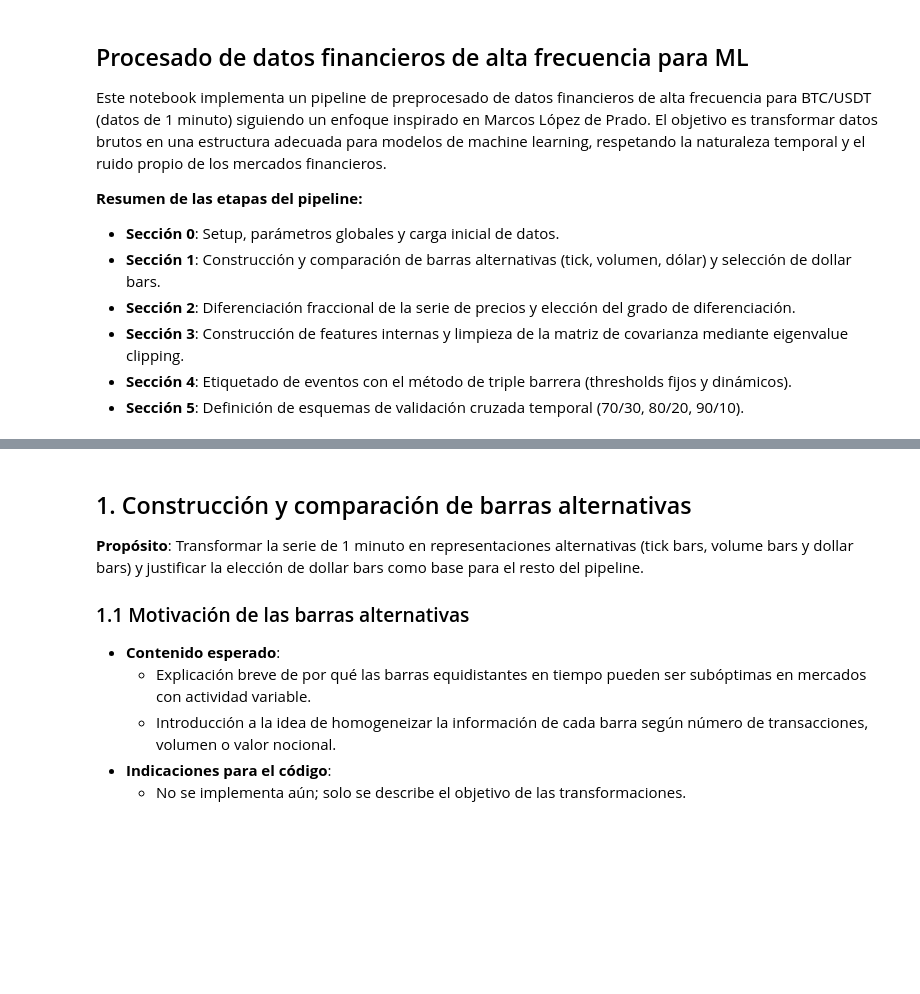
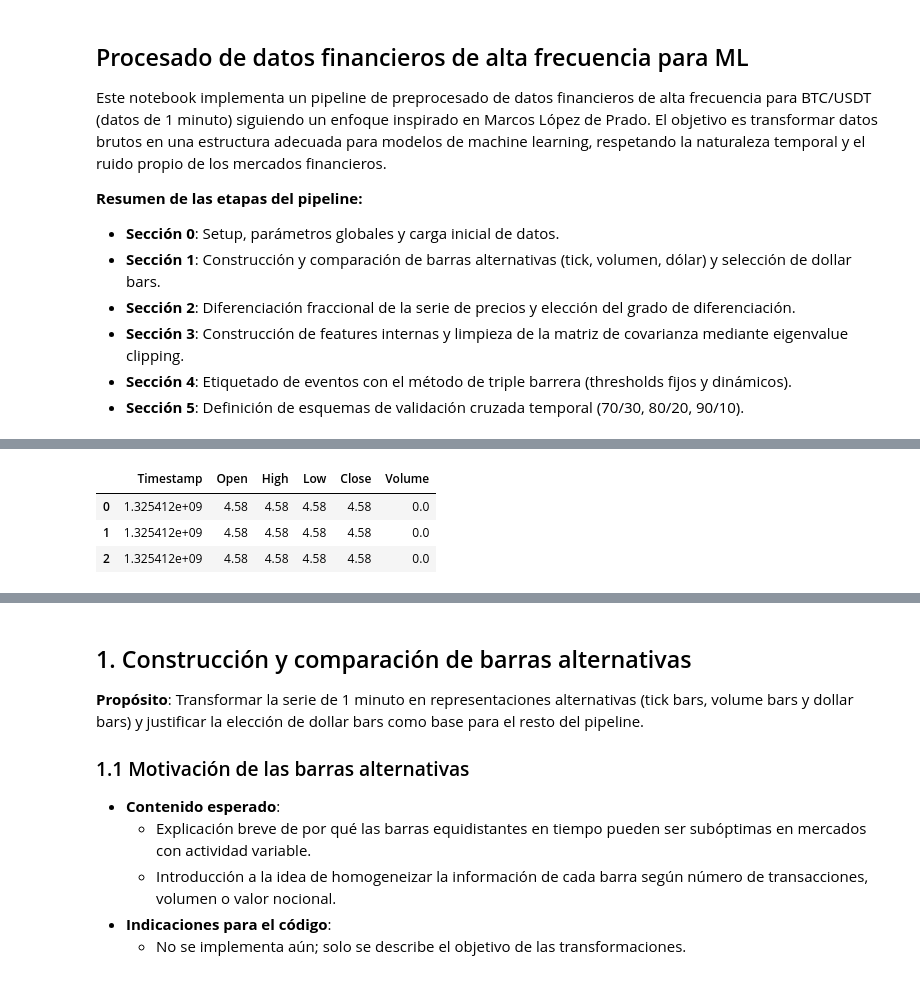
Before and after one commit to Romequinco/TAREA_PROCESADO_DATOS_FINANCIEROS_PARA_MACHINE_LEARNING, a Jupyter notebook: PREPROCESADO_DATOS_FINANCIEROS_.ipynb, the cells around one changed output, grey strips where cells are left out. Drawn from its saved outputs; the diff is of its cells as text; code cells hidden in the pictures; blank space fills up the shorter version.

```diff
--- a/PREPROCESADO_DATOS_FINANCIEROS_.ipynb
+++ b/PREPROCESADO_DATOS_FINANCIEROS_.ipynb
@@ -65,0 +106,80 @@ En esta sección se explicará que:
+# %%
+# Carga del CSV seleccionado y exploración básica
+
+# Leemos el archivo CSV seleccionado en la celda anterior
+print("Leyendo CSV desde:")
+print("  ", DATA_CSV_PATH)
+
+df_raw = pd.read_csv(DATA_CSV_PATH)
+
+print("\nDimensiones del DataFrame bruto:")
+print("  shape =", df_raw.shape)
+
+print("\nTipos de datos (dtypes):")
+print(df_raw.dtypes)
+
+print("\nPrimeras 3 filas:")
+display(df_raw.head(3))
+
+print("\nÚltimas 3 filas:")
+display(df_raw.tail(3))
+
+print("\nResumen df.info():")
+df_raw.info()
+
+# ----------------------------------------------------------------------
+# Detección robusta de la columna temporal
+# ----------------------------------------------------------------------
+
+possible_time_names = [
+    "timestamp", "date", "time", "datetime", "open time", "open_time"
+]
+
+# Buscamos coincidencias case-insensitive y permitimos espacios/guiones bajos
+lower_cols = {col.lower(): col for col in df_raw.columns}
+
+found_time_col = None
+for candidate in possible_time_names:
+    for col_lower, col_original in lower_cols.items():
+        if candidate in col_lower:
+            found_time_col = col_original
+            break
+    if found_time_col is not None:
+        break
+
+if found_time_col is None:
+    raise ValueError(
+        "No se pudo detectar una columna temporal. Revise los nombres de columna "
+        "y actualice la lista de posibles variantes."
+    )
+
+print("\nColumna temporal detectada:")
+print("  ", found_time_col)
+
+# ----------------------------------------------------------------------
+# Detección de si el orden temporal está invertido
+# ----------------------------------------------------------------------
+
+# Tomamos algunas muestras del principio y del final para intentar inferir el orden
+sample_start = df_raw[found_time_col].head(5)
+sample_end = df_raw[found_time_col].tail(5)
+
+# Intentamos convertir estas muestras a datetime de forma flexible
+sample_start_dt = pd.to_datetime(sample_start, errors="coerce")
+sample_end_dt = pd.to_datetime(sample_end, errors="coerce")
+
+is_reverse_order = False
+if not sample_start_dt.isna().all() and not sample_end_dt.isna().all():
+    first_ts = sample_start_dt.iloc[0]
+    last_ts = sample_end_dt.iloc[-1]
+    if pd.notna(first_ts) and pd.notna(last_ts):
+        is_reverse_order = first_ts > last_ts
+
+if is_reverse_order:
+    print("\nOrden temporal detectado: INVERSO (últimas fechas primero). Se corregirá en la etapa de limpieza temporal.")
+else:
+    print("\nOrden temporal detectado: CRONOLÓGICO o no claramente inverso (se confirmará tras la conversión a datetime).")
+
+# Guardamos el nombre de la columna temporal para usarlo en la siguiente fase
+time_column_name = found_time_col
+# %% [output]
@@ -65,0 +202,4 @@ En esta sección se explicará que:
+|  | Timestamp | Open | High | Low | Close | Volume |
+| 0 | 1.325412e+09 | 4.58 | 4.58 | 4.58 | 4.58 | 0.0 |
+| 1 | 1.325412e+09 | 4.58 | 4.58 | 4.58 | 4.58 | 0.0 |
+| 2 | 1.325412e+09 | 4.58 | 4.58 | 4.58 | 4.58 | 0.0 |
```
Also changed, not shown: parts of 31 cells of this notebook, 2 other files.
